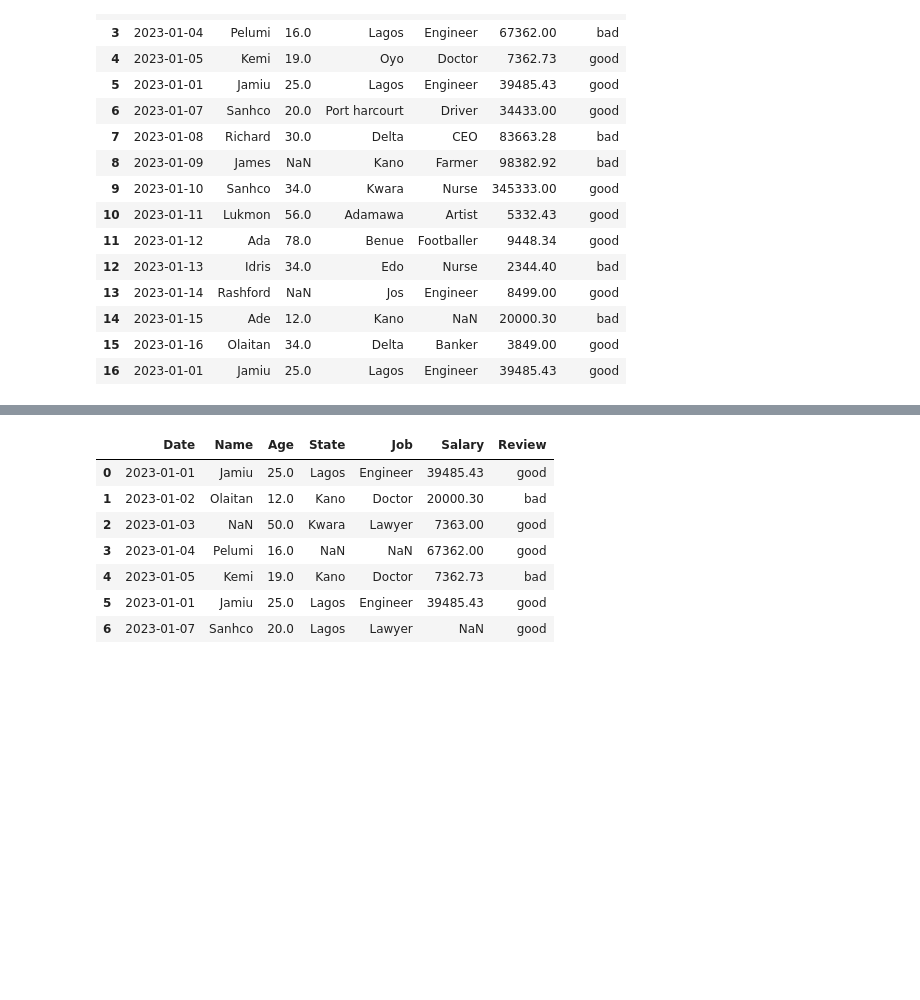
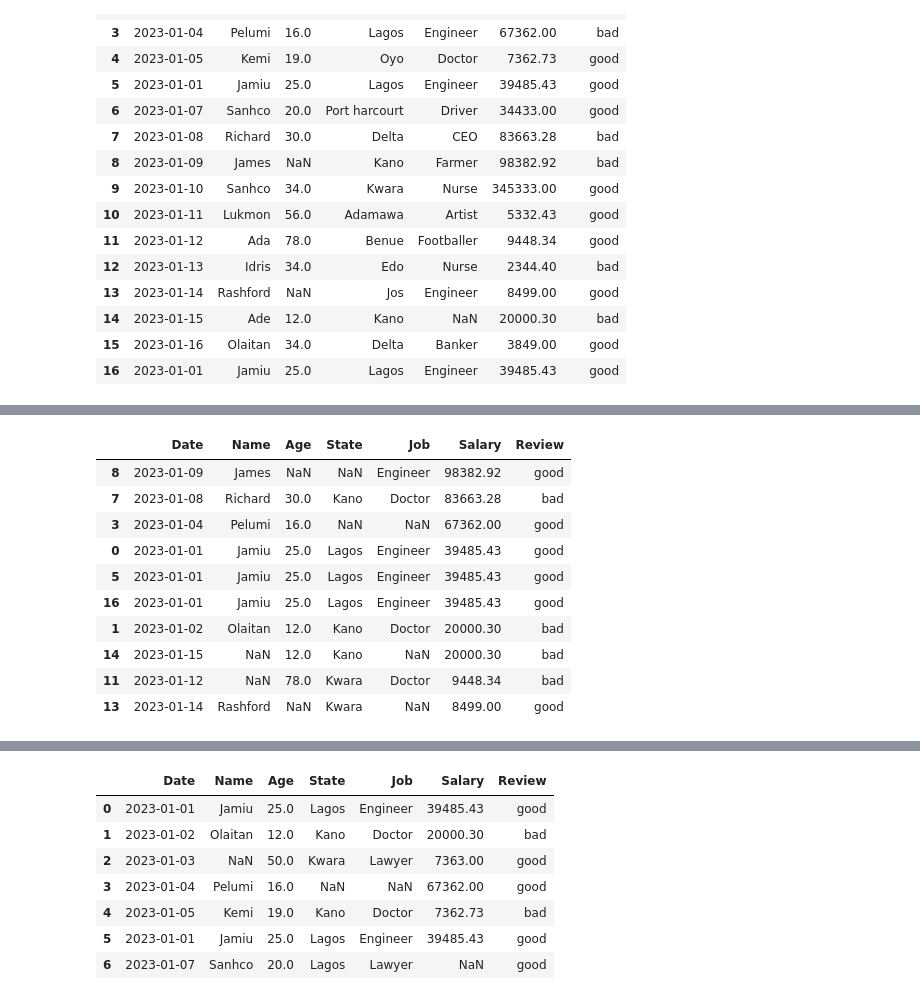
Before and after one commit to omokewole/MY-WORK-PHYTON, a Jupyter notebook: Pandas.ipynb, the cells around one changed output, grey strips where cells are left out. Cells and saved outputs as stored; diff of their text form; code cells hidden in the pictures; blank space fills up the shorter version.

```diff
--- a/Pandas.ipynb
+++ b/Pandas.ipynb
@@ -201,0 +210,14 @@ df
+# %%
+df.sort_values(by= "Salary", ascending=False).head(10)
+# %% [output]
+|  | Date | Name | Age | State | Job | Salary | Review |
+| 8 | 2023-01-09 | James | NaN | NaN | Engineer | 98382.92 | good |
+| 7 | 2023-01-08 | Richard | 30.0 | Kano | Doctor | 83663.28 | bad |
+| 3 | 2023-01-04 | Pelumi | 16.0 | NaN | NaN | 67362.00 | good |
+| 0 | 2023-01-01 | Jamiu | 25.0 | Lagos | Engineer | 39485.43 | good |
+| 5 | 2023-01-01 | Jamiu | 25.0 | Lagos | Engineer | 39485.43 | good |
+| 16 | 2023-01-01 | Jamiu | 25.0 | Lagos | Engineer | 39485.43 | good |
+| 1 | 2023-01-02 | Olaitan | 12.0 | Kano | Doctor | 20000.30 | bad |
+| 14 | 2023-01-15 | NaN | 12.0 | Kano | NaN | 20000.30 | bad |
+| 11 | 2023-01-12 | NaN | 78.0 | Kwara | Doctor | 9448.34 | bad |
+| 13 | 2023-01-14 | Rashford | NaN | Kwara | NaN | 8499.00 | good |
```
Also changed, not shown: parts of 7 cells of this notebook.
